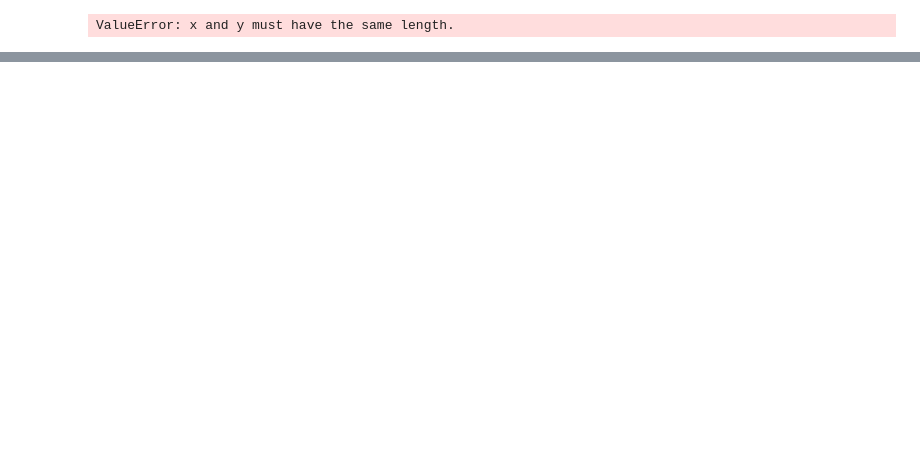
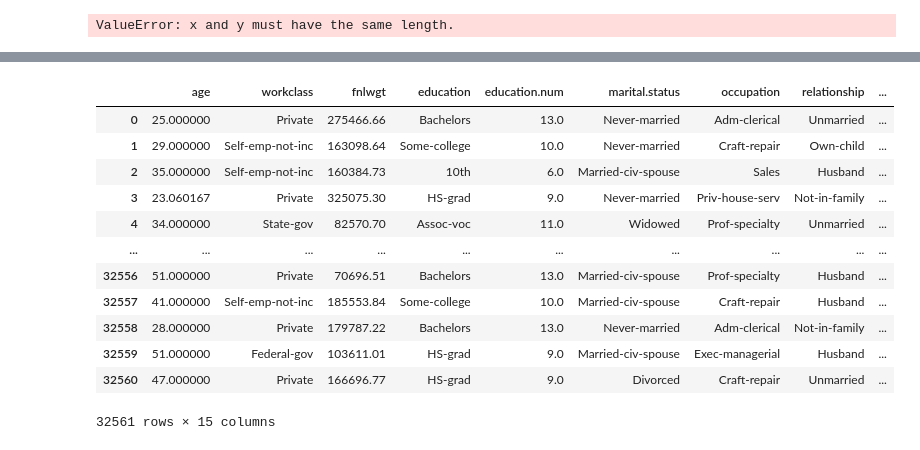
Before and after one commit to arc-arnob/Silofuse-reproduced, a Jupyter notebook: notebooks/1.0-vae-tvae-initial.ipynb, the cells around one changed output, grey strips where cells are left out. Cells and saved outputs as stored; diff of their text form; code cells hidden in the pictures; blank space fills up the shorter version.

```diff
--- a/notebooks/1.0-vae-tvae-initial.ipynb
+++ b/notebooks/1.0-vae-tvae-initial.ipynb
@@ -795,0 +1117,17 @@ ValueError: x and y must have the same length.
+# %%
+adult_gen = pd.read_csv("../tabsyn/synthetic/adult/tabsyn.csv")
+adult_gen
+# %% [output]
+|  | age | workclass | fnlwgt | education | education.num | marital.status | occupation | relationship | ... |
+| 0 | 25.000000 | Private | 275466.66 | Bachelors | 13.0 | Never-married | Adm-clerical | Unmarried | ... |
+| 1 | 29.000000 | Self-emp-not-inc | 163098.64 | Some-college | 10.0 | Never-married | Craft-repair | Own-child | ... |
+| 2 | 35.000000 | Self-emp-not-inc | 160384.73 | 10th | 6.0 | Married-civ-spouse | Sales | Husband | ... |
+| 3 | 23.060167 | Private | 325075.30 | HS-grad | 9.0 | Never-married | Priv-house-serv | Not-in-family | ... |
+| 4 | 34.000000 | State-gov | 82570.70 | Assoc-voc | 11.0 | Widowed | Prof-specialty | Unmarried | ... |
+| ... | ... | ... | ... | ... | ... | ... | ... | ... | ... |
+| 32556 | 51.000000 | Private | 70696.51 | Bachelors | 13.0 | Married-civ-spouse | Prof-specialty | Husband | ... |
+| 32557 | 41.000000 | Self-emp-not-inc | 185553.84 | Some-college | 10.0 | Married-civ-spouse | Craft-repair | Husband | ... |
+| 32558 | 28.000000 | Private | 179787.22 | Bachelors | 13.0 | Never-married | Adm-clerical | Not-in-family | ... |
+| 32559 | 51.000000 | Federal-gov | 103611.01 | HS-grad | 9.0 | Married-civ-spouse | Exec-managerial | Husband | ... |
+| 32560 | 47.000000 | Private | 166696.77 | HS-grad | 9.0 | Divorced | Craft-repair | Unmarried | ... |
+32561 rows × 15 columns
```
Also changed, not shown: parts of 31 cells of this notebook, 34 other files.
